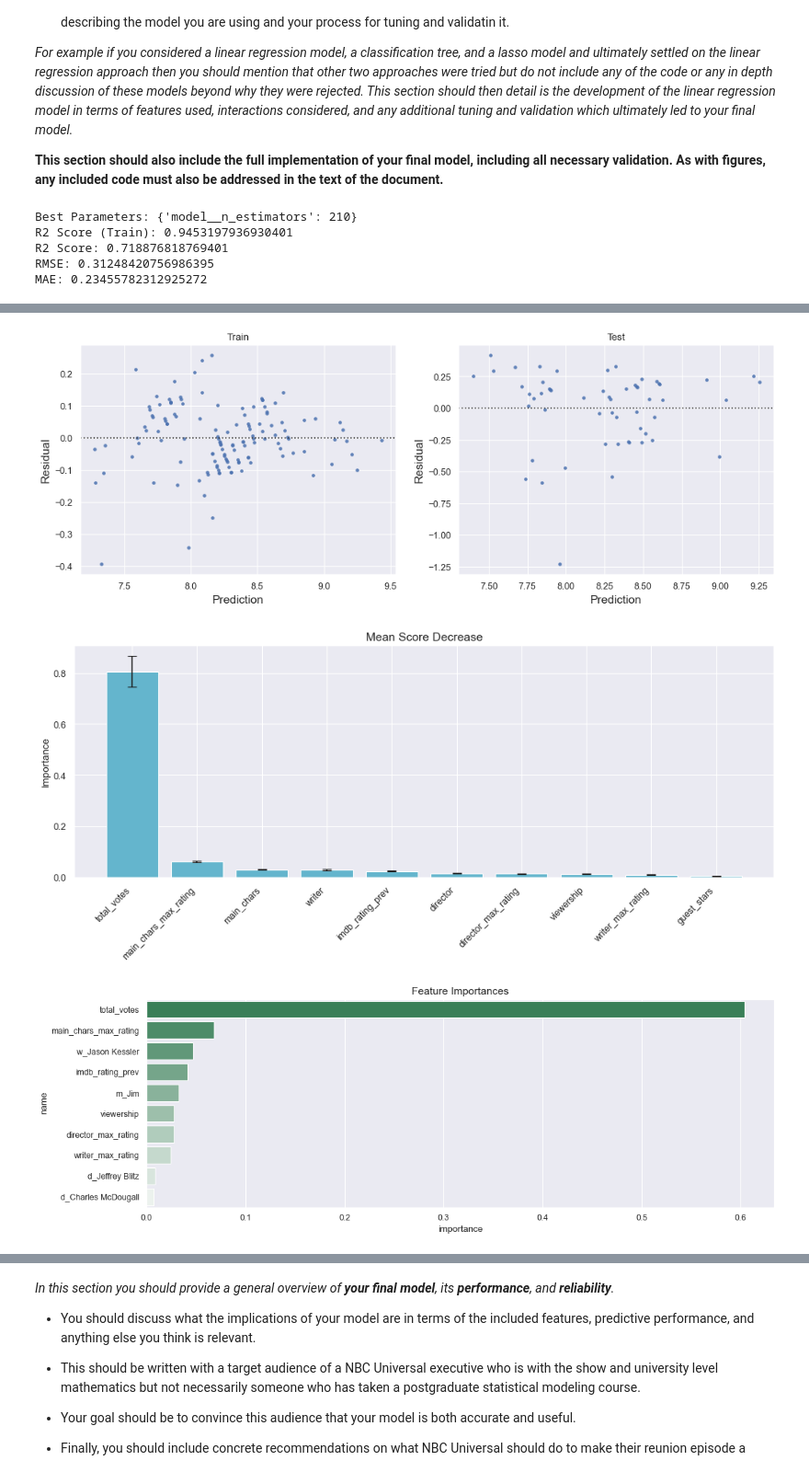
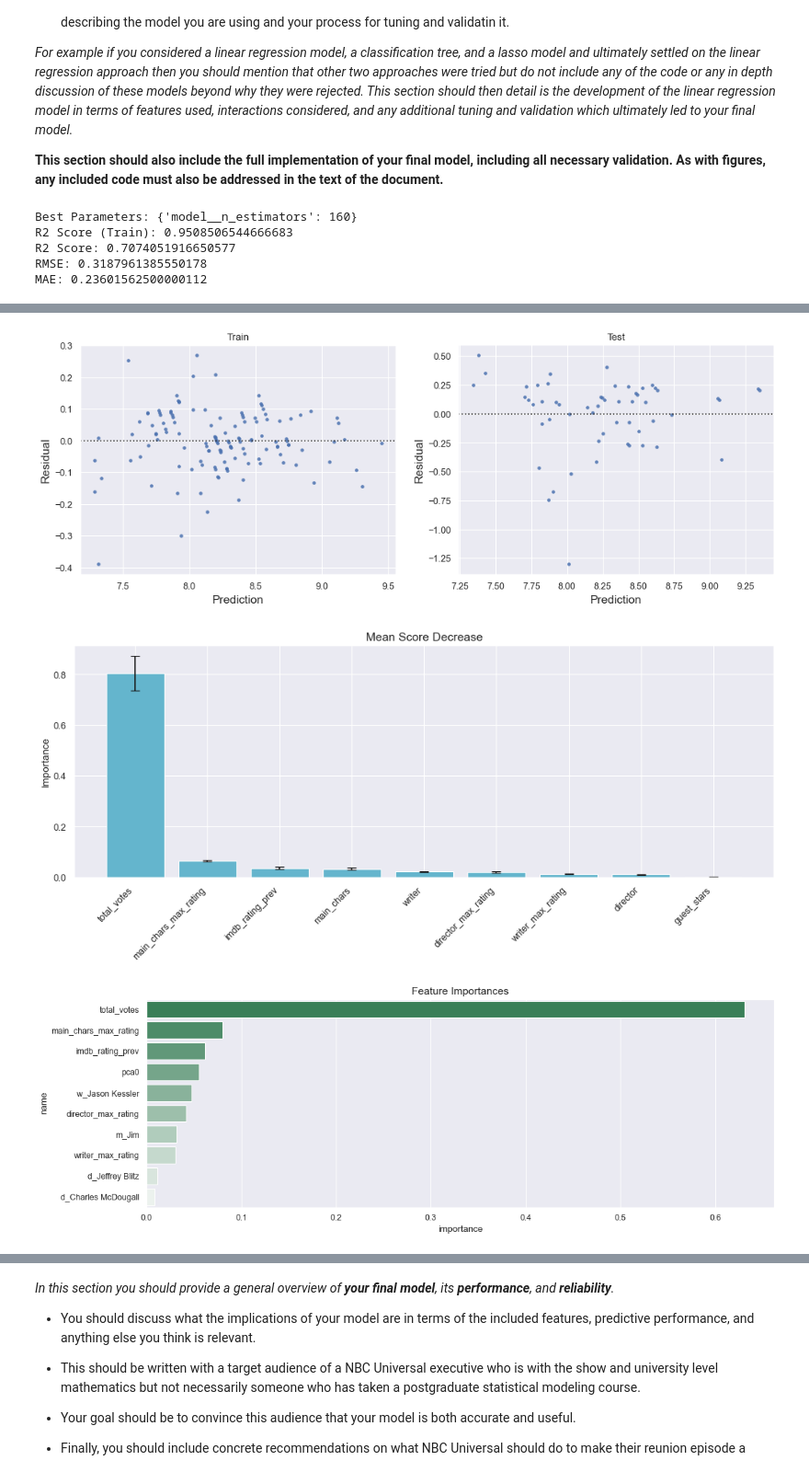
Before and after one commit to monicasteph97/mlp-proj1, a Jupyter notebook: project1.ipynb, the cells around one changed output, grey strips where cells are left out. Shown at 92% size. Cells and saved outputs as stored; diff of their text form; code cells hidden in the pictures.

Commit message:
Add PCA to pipeline

```diff
--- a/project1.ipynb
+++ b/project1.ipynb
@@ -728,10 +686,10 @@ def split(df):
 
     Returns
     -------
-    X_train: Training dataset (pd.DataFrame).
-    X_test: Testing dataset (pd.DataFrame).
-    y_train: Training label (pd.Series).
-    y_test: Testing label (pd.Series)
+    X_train: training dataset (pd.DataFrame).
+    X_test: testing dataset (pd.DataFrame).
+    y_train: training label (pd.Series).
+    y_test: testing label (pd.Series)
     """
 
     X = df.drop(columns=['imdb_rating'])
@@ -739,6 +697,8 @@ def split(df):
 
     # Split out the data into training and testing
     X_train, X_test, y_train, y_test = train_test_split(X, y, train_size=0.7, random_state=42, stratify=X['rating_cat'])
+    X_train = X_train.drop(columns='rating_cat')
+    X_test = X_test.drop(columns='rating_cat')
 
     return X_train, X_test, y_train, y_test
 # %%
@@ -861,21 +823,31 @@ def show_msd(pipeline, normalize=True, topk=10):
     """
     Calculate mean score decrease of each feature.
     Mean score decrease perform a random permutation on each of the input columns then collects the score decrease caused by each columns.
+    Reference: https://scikit-learn.org/stable/auto_examples/ensemble/plot_forest_importances.html
 
     Parameters
     ----------
-    pipeline: Model with best parameter (sklearn pipeline).
+    pipeline: pipeline with the best estimator for the model (sklearn.pipeline).
+
+    Raises
+    ------
+    TypeError if topk is not an integer.
     """
 
+    # Raising error if topk is not an integer
+    if not isinstance(topk, int):
+        raise TypeError(f'topk must be an integer.')
+
+    # Color palette
     colors = sns.light_palette('#79C', topk)
 
+    # Get mean score decrease from permutation importance function
+    # Reference: https://scikit-learn.org/stable/modules/permutation_importance.html#permutation-importance
     imp = permutation_importance(pipeline, X_train, y_train, n_repeats=5, n_jobs=1, random_state=42)
-
-    df_imp = pd.DataFrame({
-        'feature': X_train.columns,
-        'importance': imp['importances_mean'],
-        'stdev': imp['importances_std']
-    }).sort_values('importance', ascending=False)
+    df_imp = pd.DataFrame({'feature': X_train.columns,
+                           'importance': imp['importances_mean'],
+                           'stdev': imp['importances_std']
+                         }).sort_values('importance', ascending=False)
 
     if normalize:
         df_imp[['importance', 'stdev']] = df_imp[['importance', 'stdev']] / df_imp.importance.sum()
@@ -890,7 +862,6 @@ def show_msd(pipeline, normalize=True, topk=10):
     plt.title('Mean Score Decrease', fontsize=14);
 # %%
 num_cols = ['total_votes',
-            'viewership',
             'writer_max_rating',
             'director_max_rating',
             'main_chars_max_rating',
@@ -901,15 +872,20 @@ cat_cols = ['writer',
             'director',
             'guest_stars']
 
+label = ['imdb_rating']
+
+stratify = ['rating_cat']
+cols_preserved = num_cols + ['w_Jason Kessler', 'm_Jim', 'd_Jeffrey Blitz', 'd_Charles McDougall']
+
 model = RandomForestRegressor(random_state=42)
-pipeline = preprocess(model, num_cols, cat_cols)
-X_train, X_test, y_train, y_test = split(df)
+pipeline = preprocess(model, num_cols, cat_cols, cols_preserved)
+X_train, X_test, y_train, y_test = split(df[num_cols + cat_cols + label + stratify])
 final_pipeline = model_fit(pipeline, X_train, X_test, y_train, y_test)
 show_msd(final_pipeline)
 show_feature_importances(final_pipeline, num_cols)
 # %% [output]
-Best Parameters: {'model__n_estimators': 210}
-R2 Score (Train): 0.9453197936930401
-R2 Score: 0.718876818769401
-RMSE: 0.31248420756986395
-MAE: 0.23455782312925272
+Best Parameters: {'model__n_estimators': 160}
+R2 Score (Train): 0.9508506544666683
+R2 Score: 0.7074051916650577
+RMSE: 0.3187961385550178
+MAE: 0.23601562500000112
@@ -917,4 +893,4 @@ MAE: 0.23455782312925272
-[figure, old version]
+[figure, new version]
-[figure, old version]
+[figure, new version]
-[figure, old version]
+[figure, new version]
 # %% [markdown]
```
Also changed, not shown: parts of 31 cells of this notebook, 1 other file.
